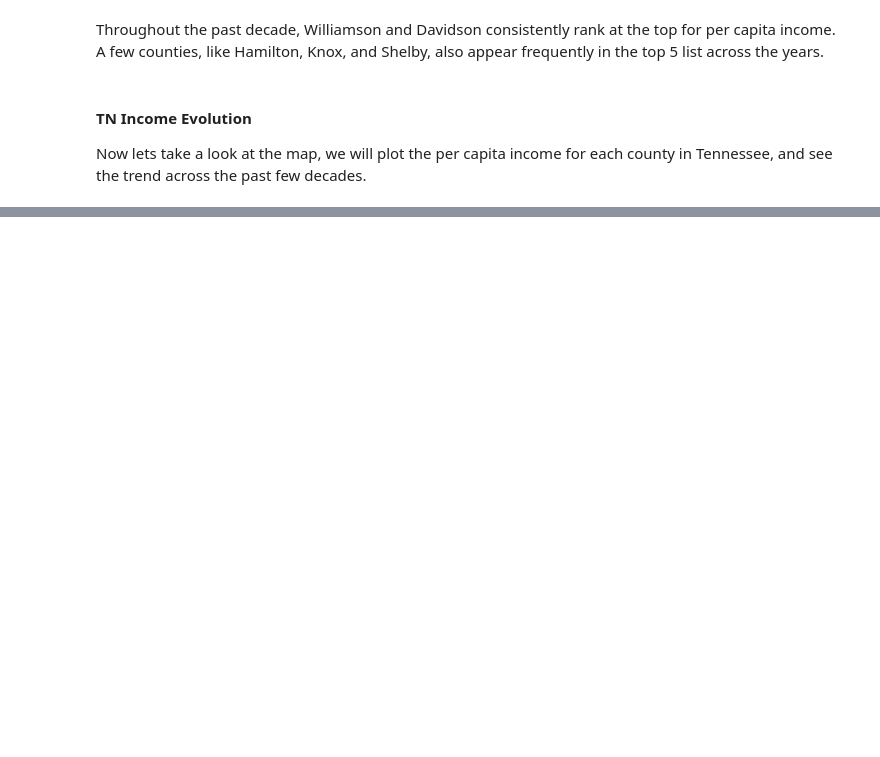
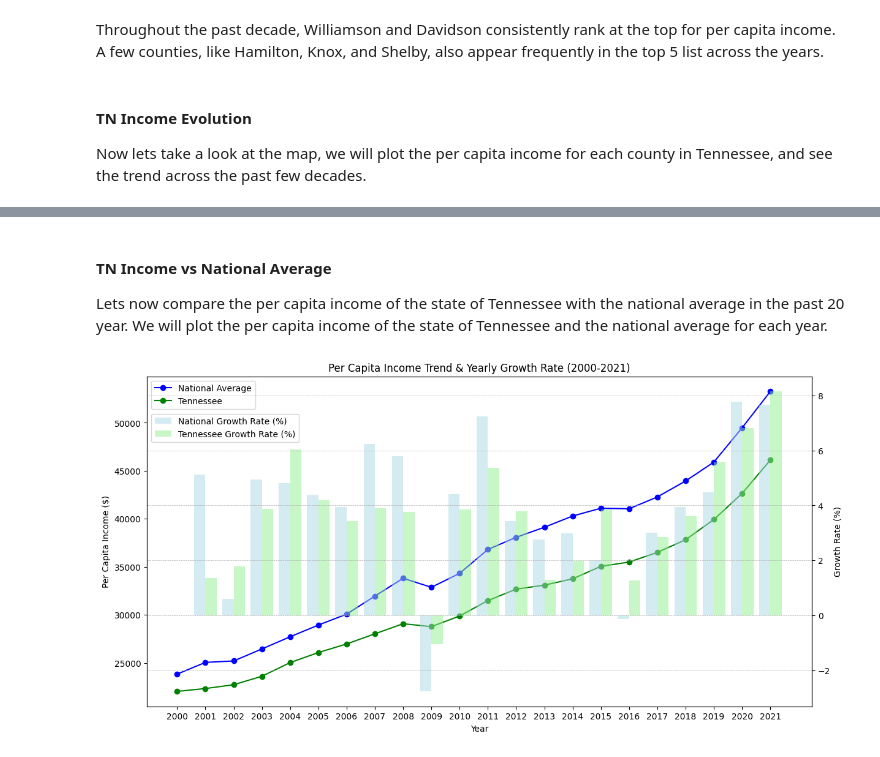
Before and after one commit to VUDataSci/data-presentation-alberthu233, a Jupyter notebook: EDA_presentation.ipynb, the cells around one changed output, grey strips where cells are left out. Drawn from its saved outputs; the diff is of its cells as text; code cells hidden in the pictures; blank space fills up the shorter version.

```diff
--- a/EDA_presentation.ipynb
+++ b/EDA_presentation.ipynb
@@ -36,12 +50,14 @@ per_cap_income.shape
 # %%
-# lets first focus on the data from TN
+# convert the income data to numeric
+years = [str(year) for year in range(1969, 2022)]
+for year in years:
+    per_cap_income[year] = pd.to_numeric(per_cap_income[year], errors='coerce')
+
+
+# focus on the data from TN
 # Filter the data for Tennessee (TN) using the FIPS code 47
 tn_per_cap_income = per_cap_income[per_cap_income['STATEFP'] == '47']
 
 # Displaying the first few rows of the Tennessee dataset
 tn_per_cap_income.head()
-
-# convert the income data to numeric
-years = [str(year) for year in range(1969, 2022)]
-tn_per_cap_income[years] = tn_per_cap_income[years].apply(pd.to_numeric)
 # %% [output]
@@ -135,0 +176,37 @@ display.Image(url=gif_path_2000_2021)
+# %% [markdown]
+#### TN Income vs National Average
+Lets now compare the per capita income of the state of Tennessee with the national average in the past 20 year. We will plot the per capita income of the state of Tennessee and the national average for each year.
+# %%
+# Extracting per capita income data for Tennessee from 2002 to 2021
+tn_income = tn_per_cap_income[years_2000_2021].mean()
+
+# Calculating the national average per capita income for the same period
+national_avg_income = per_cap_income[years_2000_2021].mean()
+
+# Calculating the yearly growth rate for Tennessee and the national average
+tn_growth_rate = tn_income.pct_change().dropna() * 100
+national_growth_rate = national_avg_income.pct_change().dropna() * 100
+
+# Plotting
+fig, ax1 = plt.subplots(figsize=(14, 7))
+# Line chart for per capita income
+ax1.plot(national_avg_income, label='National Average', color='blue', marker='o')
+ax1.plot(tn_income, label='Tennessee', color='green', marker='o')
+ax1.set_title('Per Capita Income Trend & Yearly Growth Rate (2000-2021)')
+ax1.set_xlabel('Year')
+ax1.set_ylabel('Per Capita Income ($)', color='black')
+ax1.tick_params(axis='y', labelcolor='black')
+ax1.legend(loc='upper left', bbox_to_anchor=(0, 1))
+
+# Bar chart for growth rate on the same x-axis
+ax2 = ax1.twinx()
+ax2.bar(national_growth_rate.index, national_growth_rate, width=-0.4, align='edge', alpha=0.5, label='National Growth Rate (%)', color='lightblue')
+ax2.bar(tn_growth_rate.index, tn_growth_rate, width=0.4, align='edge', alpha=0.5, label='Tennessee Growth Rate (%)', color='lightgreen')
+ax2.set_ylabel('Growth Rate (%)', color='black')
+ax2.tick_params(axis='y', labelcolor='black')
+ax2.legend(loc='upper left', bbox_to_anchor=(0, 0.9))
+
+plt.grid(True, which='both', linestyle='--', linewidth=0.5)
+plt.show()
+# %% [output]
+[figure, added]
```
Also changed, not shown: parts of 17 cells of this notebook, 2 other files.
